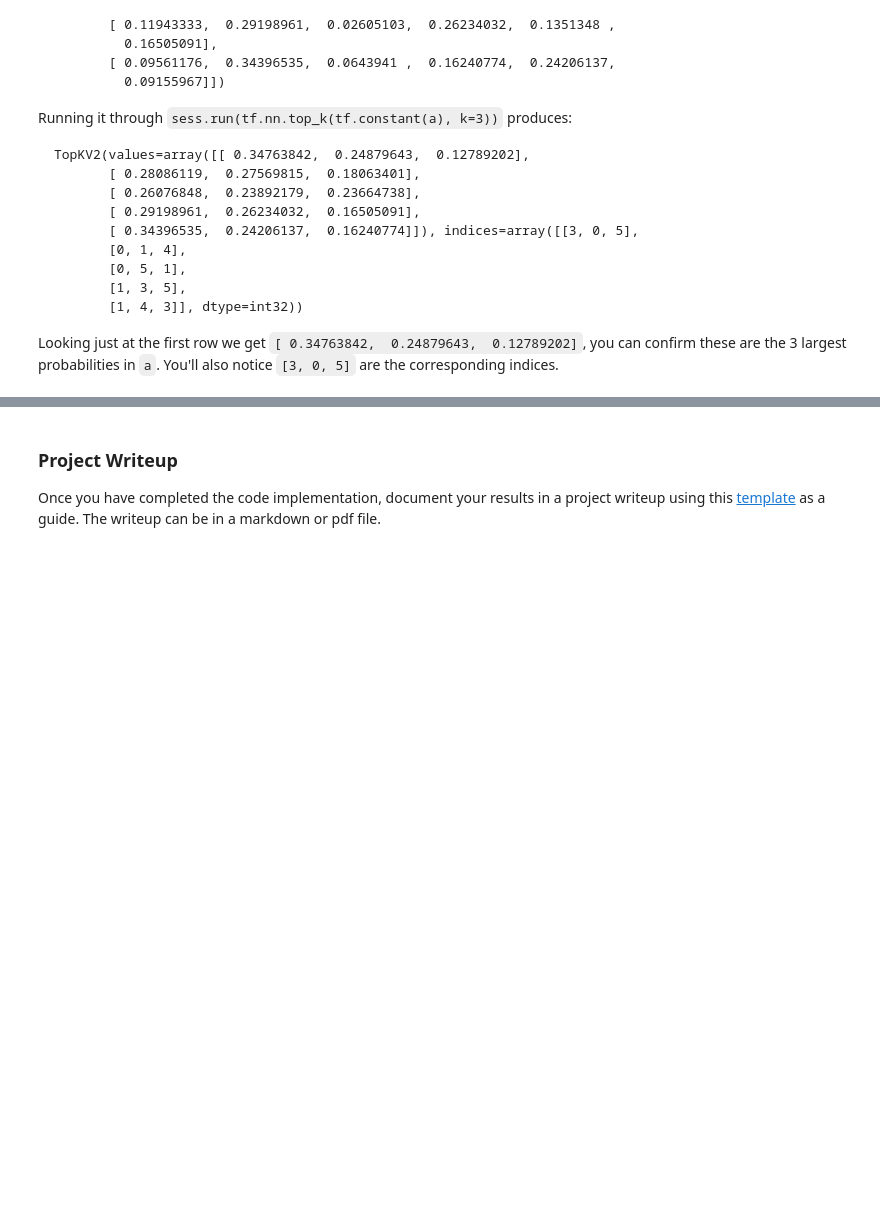
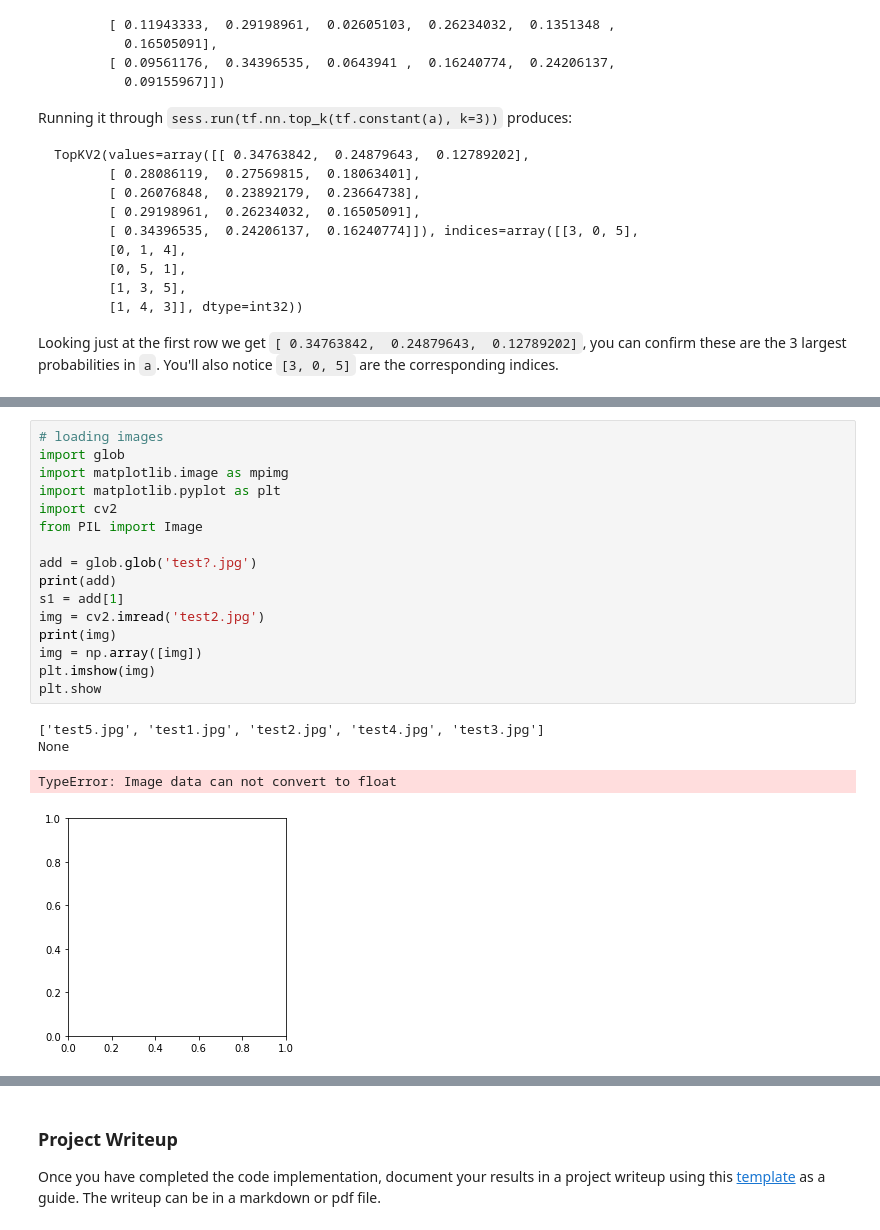
Before and after one commit to DavidYRB/CarND-Traffic-Sign-Classifier-Project, a Jupyter notebook: Traffic_Sign_Classifier.ipynb, the cells around one changed output, grey strips where cells are left out. Saved outputs shown, nothing was run; the diff lists cells and outputs as text; blank space fills up the shorter version.

Commit message:
cannot load image

```diff
--- a/Traffic_Sign_Classifier.ipynb
+++ b/Traffic_Sign_Classifier.ipynb
@@ -513,0 +514,21 @@ TopKV2(values=array([[  9.85784709e-01,   1.31622655e-02,   6.64967170e-04,
+# %%
+# loading images
+import glob
+import matplotlib.image as mpimg
+import matplotlib.pyplot as plt
+import cv2
+from PIL import Image
+
+add = glob.glob('test?.jpg')
+print(add)
+s1 = add[1]
+img = cv2.imread('test2.jpg')
+print(img)
+img = np.array([img])
+plt.imshow(img)
+plt.show
+# %% [output]
+['test5.jpg', 'test1.jpg', 'test2.jpg', 'test4.jpg', 'test3.jpg']
+None
+TypeError: Image data can not convert to float
+[figure, added]
```
Also changed, not shown: parts of 8 cells of this notebook, 8 other files.
